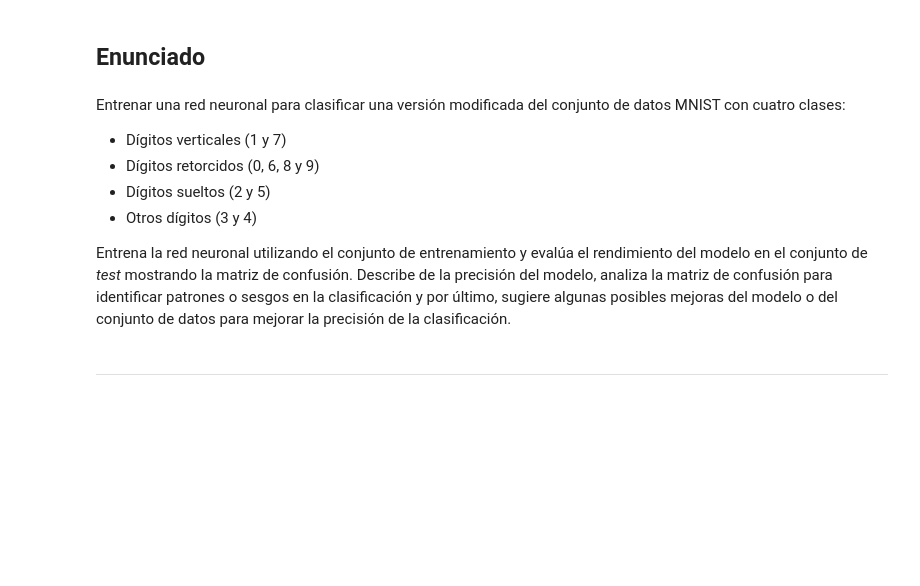
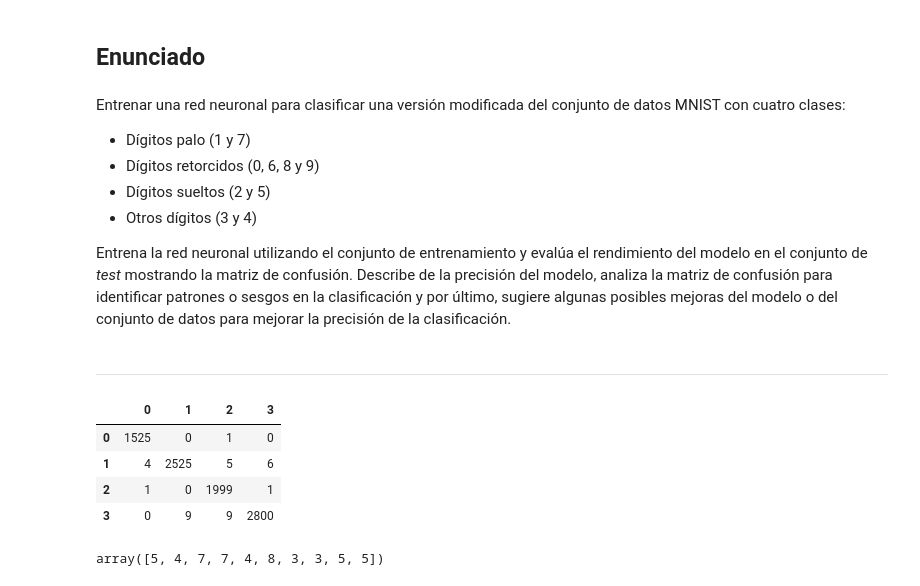
Before and after one commit to etsisi/Aprendizaje-profundo, a Jupyter notebook: Exercises/Redes convolucionales - Clasificación alternativa.ipynb, the cells around one changed output. Saved outputs shown, nothing was run; the diff lists cells and outputs as text; code cells hidden in the pictures; blank space fills up the shorter version.

```diff
--- a/Exercises/Redes convolucionales - Clasificación alternativa.ipynb
+++ b/Exercises/Redes convolucionales - Clasificación alternativa.ipynb
@@ -10,7 +10,7 @@
 # %% [markdown]
 Entrenar una red neuronal para clasificar una versión modificada del conjunto de datos MNIST con cuatro clases:
 
-- Dígitos verticales (1 y 7)
+- Dígitos palo (1 y 7)
 - Dígitos retorcidos (0, 6, 8 y 9)
 - Dígitos sueltos (2 y 5)
 - Otros dígitos (3 y 4)
@@ -23,0 +24,14 @@ Entrena la red neuronal utilizando el conjunto de entrenamiento y evalúa el ren
+# %%
+df = pd.DataFrame([[1525, 0, 1, 0], [4, 2525, 5, 6], [1, 0, 1999, 1], [0, 9, 9, 2800]])
+df.style.background_gradient(cmap='cool_r', axis=None)
+# %% [output]
+|  | 0 | 1 | 2 | 3 |
+| 0 | 1525 | 0 | 1 | 0 |
+| 1 | 4 | 2525 | 5 | 6 |
+| 2 | 1 | 0 | 1999 | 1 |
+| 3 | 0 | 9 | 9 | 2800 |
+# %%
+y_train = np.random.randint(0, 9, 10)
+y_train
+# %% [output]
+array([5, 4, 7, 7, 4, 8, 3, 3, 5, 5])
```
Also changed, not shown: parts of 3 cells of this notebook, 13 other files.
